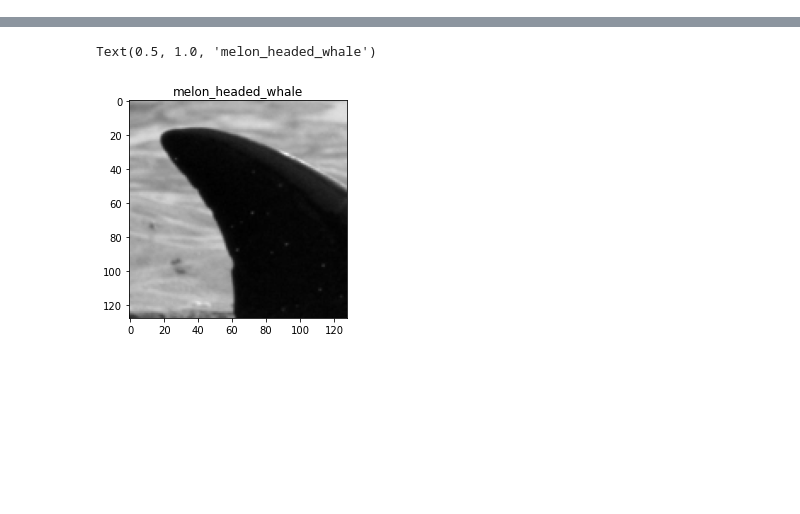
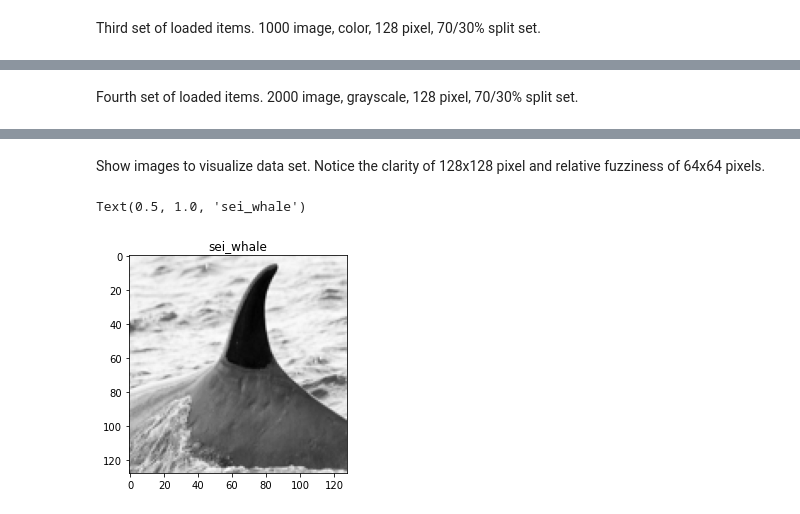
Before and after one commit to mead-d/CS455_Project, a Jupyter notebook: Keck_Mead_Project.ipynb, the cells around one changed output, grey strips where cells are left out. Cells and saved outputs as stored; diff of their text form; code cells hidden in the pictures; blank space fills up the shorter version.

```diff
--- a/Keck_Mead_Project.ipynb
+++ b/Keck_Mead_Project.ipynb
@@ -12,2 +38,2 @@ work_dir = "C:/Users/hevyp/Documents/Jupyter_Workspace/AI_CS455/CS455_Project/ha
 # %%
-train_df = pd.read_csv(work_dir+ 'train.csv', usecols=['image', 'species'])
+train_df = pd.read_csv(work_dir+ 'train.csv', usecols=['image', 'species', 'individual_id'])
@@ -14,19 +51,31 @@ train_df = pd.read_csv(work_dir+ 'train.csv', usecols=['image', 'species'])
 # %%
+
+# @Param: 1) max_photo - Number of images to load from dataset. 2) w - width of image in pixels.
+#         3) split - percentage of data set split into train; remainder split into test. 4) gray - color or grayscale.
+# @return: 6 variables total. 1) Training dataset. 2) Species train labels. 3) Individuals train labels.
+#                             4) Test dataset. 5) Species test labels. 6) Individuals test labels.
+
 def load_split_traindata(max_photo, w = 64, split= 0.7, gray = False):
     X_train = []
     X_test = []
-    labels_train = []
-    labels_test = []
+    species_train = []
+    species_test = []
+    individuals_train = []
+    individuals_test = []
     count = 0
     image_dir = work_dir+ "train_images"
-    files = glob.glob(image_dir+ "/*.jpg")
+    #files = glob.glob(image_dir+ "/*.jpg")
 
     for data in train_df.iterrows():
+        if count == max_photo:
+            break
+
         f = data[1]['image']
         f = os.path.join(image_dir, f)
+
         species = data[1]['species']
-        if count == max_photo:
-            break
+        individuals = data[1]['individual_id']
+
         img = Image.open(f)
         if gray == True:
             img = ImageOps.grayscale(img)
@@ -37,18 +86,22 @@ def load_split_traindata(max_photo, w = 64, split= 0.7, gray = False):
         if count < max_photo*split:
             print("Train file ", count+1, " loading.")
             X_train.append(data)
-            labels_train.append(species)
+            species_train.append(species)
+            individuals_train.append(individuals)
         elif count >= max_photo*split:
             print("Test file ", count+1, " loading.")
             X_test.append(data)
-            labels_test.append(species)
+            species_test.append(species)
+            individuals_test.append(individuals)
 
         count +=1
 
     X_train = np.array(X_train)
     X_test = np.array(X_test)
-    labels_train = np.array(labels_train)
-    labels_test = np.array(labels_test)
+    species_train = np.array(species_train)
+    species_test = np.array(species_test)
+    individuals_train = np.array(individuals_train)
+    individuals_test = np.array(individuals_test)
     X_train = np.concatenate(X_train)
     X_test = np.concatenate(X_test)
-    return X_train, labels_train, X_test, labels_test
+    return X_train, species_train, individuals_train, X_test, species_test, individuals_test
@@ -76,5 +135,5 @@ Test file  1000  loading.
 # %%
-X_train_128, y_train_128, X_test_128, y_test_128 = load_split_traindata(1000, w= 128, gray= True)
+X_train_128, species_train_128, individual_train_128, X_test_128, species_test_128, individual_test_128 = load_split_traindata(1000, w= 128, gray= True)
 print(X_train_128.shape)
 # %% [output]
 Train file  1  loading.
@@ -94,4 +153,6 @@ Test file  998  loading.
 Test file  999  loading.
 Test file  1000  loading.
 (700, 16384)
+# %% [markdown]
+Third set of loaded items. 1000 image, color, 128 pixel, 70/30% split set.
 # %%
@@ -114,4 +175,6 @@ Test file  997  loading.
 Test file  998  loading.
 Test file  999  loading.
 Test file  1000  loading.
+# %% [markdown]
+Fourth set of loaded items. 2000 image, grayscale, 128 pixel, 70/30% split set.
 # %%
@@ -134,9 +197,11 @@ Test file  1997  loading.
 Test file  1998  loading.
 Test file  1999  loading.
 Test file  2000  loading.
+# %% [markdown]
+Show images to visualize data set. Notice the clarity of 128x128 pixel and relative fuzziness of 64x64 pixels.
 # %%
-plt.imshow(X_train_128[69].reshape(128, 128), cmap= 'gray')
-plt.title(y_train_128[69])
+plt.imshow(X_train_128[511].reshape(128, 128), cmap= 'gray')
+plt.title(species_train_128[511])
 # %% [output]
-Text(0.5, 1.0, 'melon_headed_whale')
+Text(0.5, 1.0, 'sei_whale')
-[figure, old version]
+[figure, new version]
```
Also changed, not shown: parts of 36 cells of this notebook.
